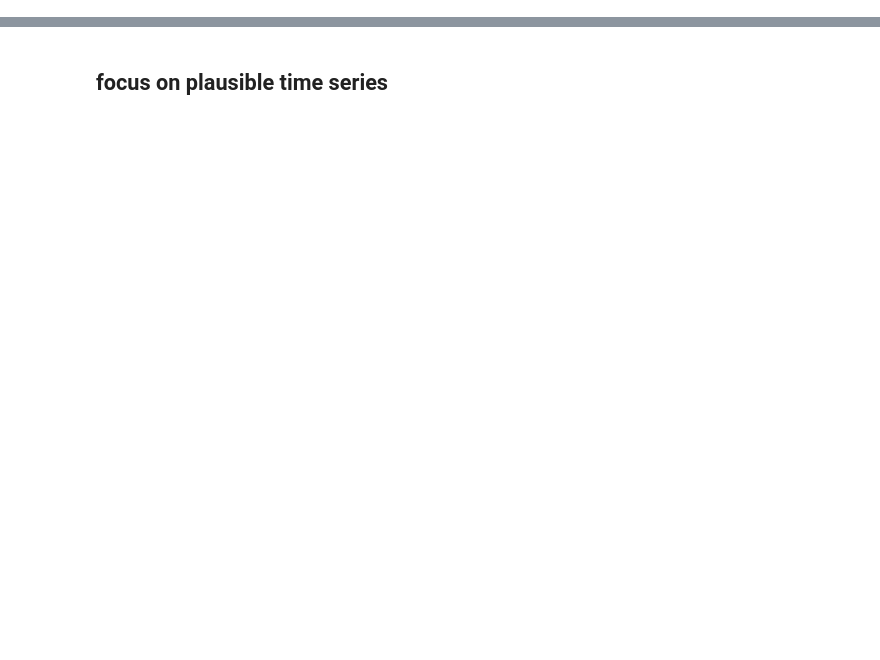
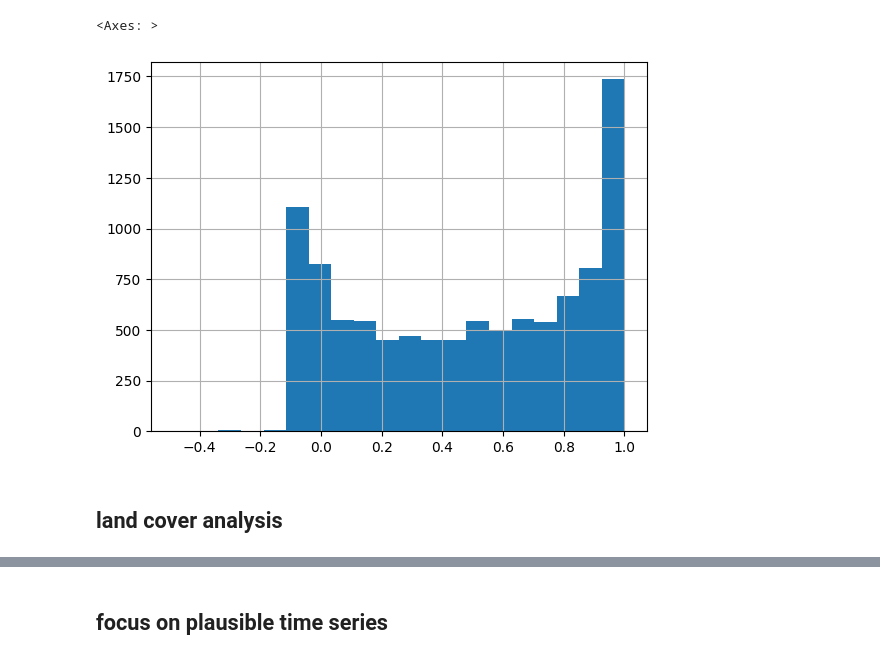
Before and after one commit to Meng2077/trend-with-uncertainty, a Jupyter notebook: test_analyze_time.series.ipynb, the cells around one changed output, grey strips where cells are left out. Saved outputs shown, nothing was run; the diff lists cells and outputs as text; code cells hidden in the pictures; blank space fills up the shorter version.

```diff
--- a/data_select.test.ipynb
+++ b/test_analyze_time.series.ipynb
@@ -132,0 +35,7 @@ pts = ts.loc[ts['cn_std']<3.8]
+# %%
+tsdf['ts_score'].hist(bins=20) # R2 of the fitted theil-sen slope of lucas soc time seires
+# %% [output]
+<Axes: >
+[figure, added]
+# %% [markdown]
+## land cover analysis
```
Also changed, not shown: parts of 22 cells of this notebook, 11 other files.
